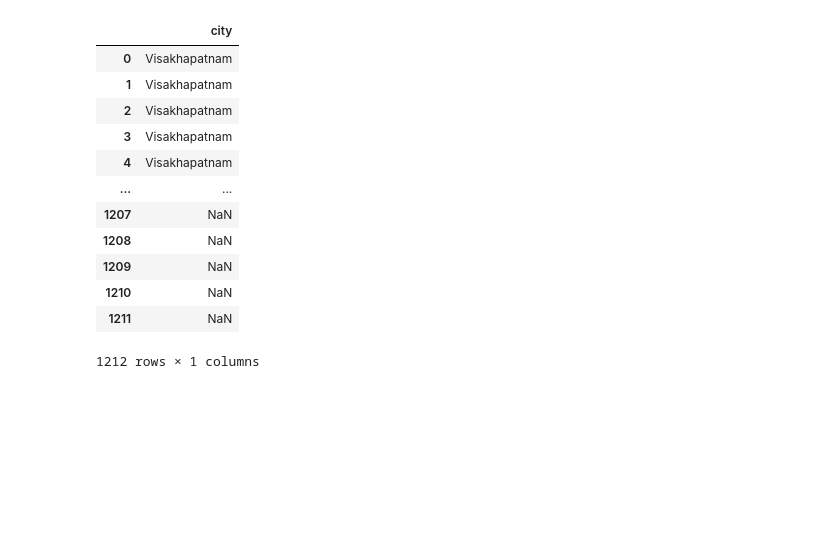
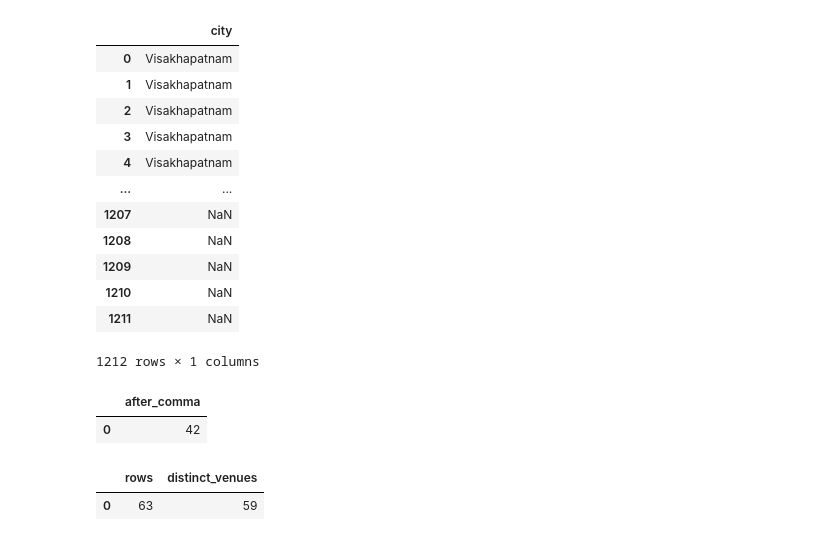
Before and after one commit to minshanmak/ipl_proj_3.1_sem_3, a Jupyter notebook: notebooks/SQL_practice.ipynb, the cells around one changed output. Cells and saved outputs as stored; diff of their text form; code cells hidden in the pictures; blank space fills up the shorter version.

```diff
--- a/notebooks/SQL_practice.ipynb
+++ b/notebooks/SQL_practice.ipynb
@@ -336,3 +336,20 @@ order by city DESC;""")
 | 1210 | NaN |
 | 1211 | NaN |
 1212 rows × 1 columns
+# %%
+q("""
+  select count (distinct
+      case when instr(venue,",")>0
+      then trim(substr(venue,1,instr(venue,",")-1))
+      else trim(venue) end) as after_comma
+      from matches;""")
+# %% [output]
+|  | after_comma |
+| 0 | 42 |
+# %%
+q("""select count(*) as rows,
+count(distinct venue) as distinct_venues
+from venues;""")
+# %% [output]
+|  | rows | distinct_venues |
+| 0 | 63 | 59 |
```
Also changed, not shown: parts of 6 cells of this notebook, 10 other files.
